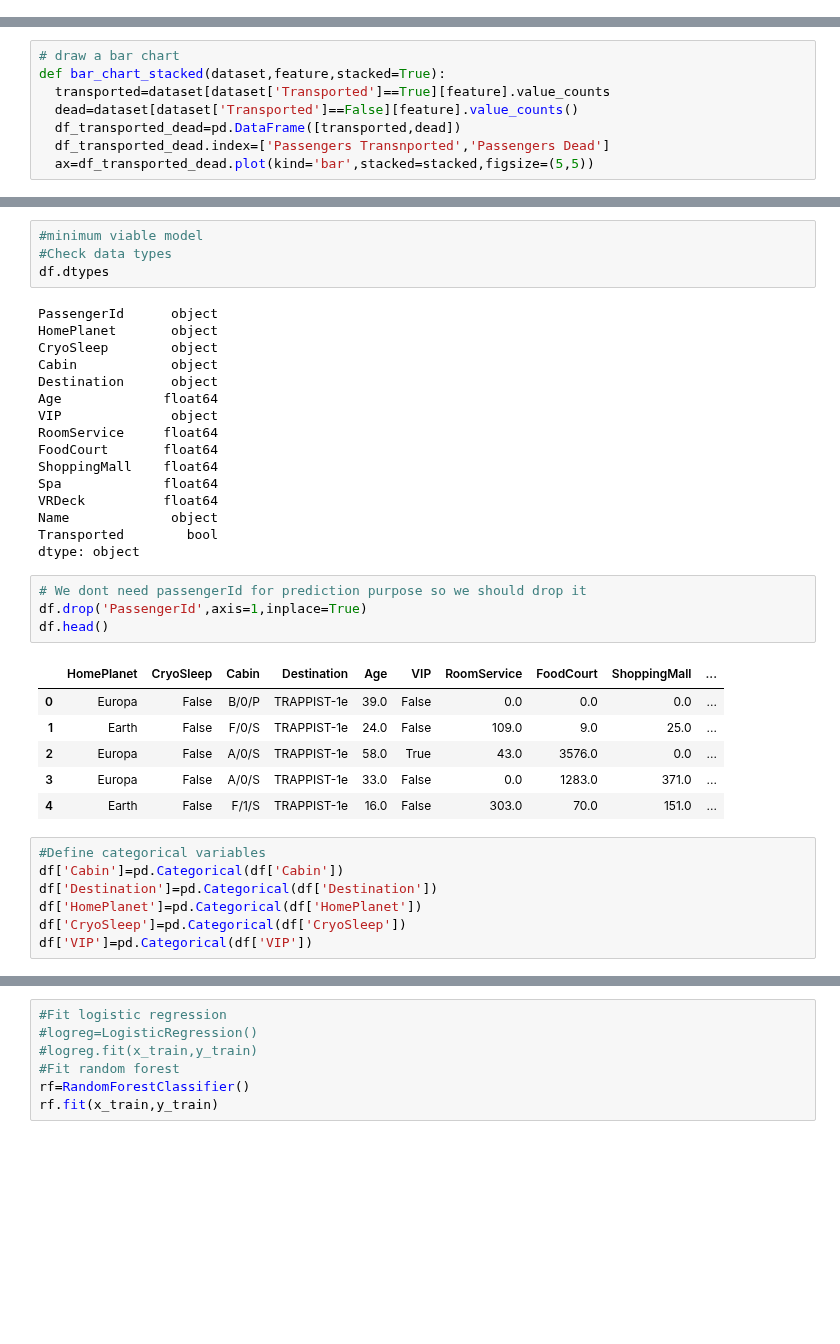
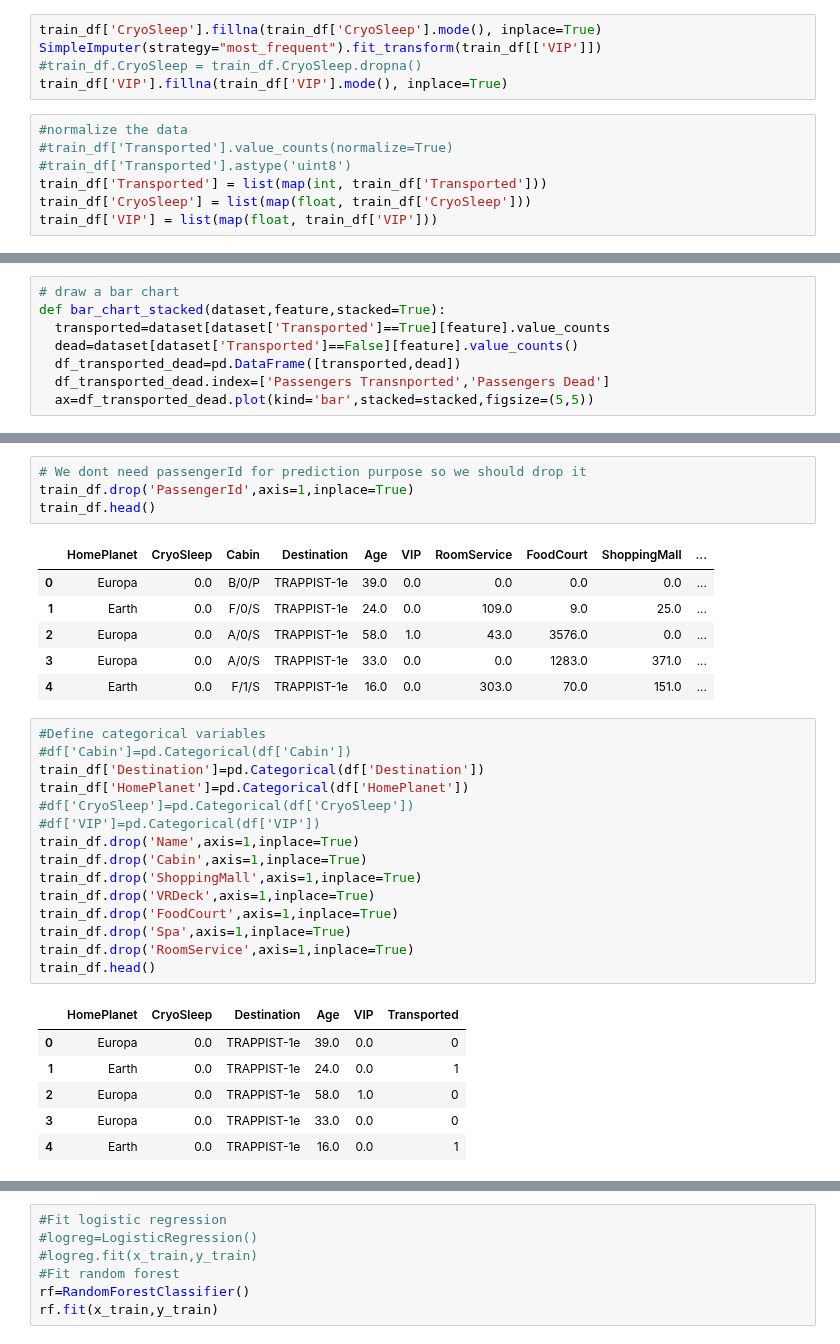
Before and after one commit to Chirag314/EDA, a Jupyter notebook: spaceship_titanic1.ipynb, the cells around one changed output, grey strips where cells are left out. Drawn from its saved outputs; the diff is of its cells as text; blank space fills up the shorter version.

```diff
--- a/spaceship_titanic1.ipynb
+++ b/spaceship_titanic1.ipynb
@@ -158,0 +205,12 @@ Name: Transported, dtype: float64
+# %%
+train_df['CryoSleep'].fillna(train_df['CryoSleep'].mode(), inplace=True)
+SimpleImputer(strategy="most_frequent").fit_transform(train_df[['VIP']])
+#train_df.CryoSleep = train_df.CryoSleep.dropna()
+train_df['VIP'].fillna(train_df['VIP'].mode(), inplace=True)
+# %%
+#normalize the data
+#train_df['Transported'].value_counts(normalize=True)
+#train_df['Transported'].astype('uint8')
+train_df['Transported'] = list(map(int, train_df['Transported']))
+train_df['CryoSleep'] = list(map(float, train_df['CryoSleep']))
+train_df['VIP'] = list(map(float, train_df['VIP']))
@@ -212,41 +234,36 @@ draw_missing_data_table(df)
-# %%
-#minimum viable model
-#Check data types
-df.dtypes
-# %% [output]
-PassengerId      object
-HomePlanet       object
-CryoSleep        object
-Cabin            object
-Destination      object
-Age             float64
-VIP              object
-RoomService     float64
-FoodCourt       float64
-ShoppingMall    float64
-Spa             float64
-VRDeck          float64
-Name             object
-Transported        bool
-dtype: object
 # %%
 # We dont need passengerId for prediction purpose so we should drop it
-df.drop('PassengerId',axis=1,inplace=True)
-df.head()
+train_df.drop('PassengerId',axis=1,inplace=True)
+train_df.head()
 # %% [output]
 |  | HomePlanet | CryoSleep | Cabin | Destination | Age | VIP | RoomService | FoodCourt | ShoppingMall | ... |
-| 0 | Europa | False | B/0/P | TRAPPIST-1e | 39.0 | False | 0.0 | 0.0 | 0.0 | ... |
-| 1 | Earth | False | F/0/S | TRAPPIST-1e | 24.0 | False | 109.0 | 9.0 | 25.0 | ... |
-| 2 | Europa | False | A/0/S | TRAPPIST-1e | 58.0 | True | 43.0 | 3576.0 | 0.0 | ... |
-| 3 | Europa | False | A/0/S | TRAPPIST-1e | 33.0 | False | 0.0 | 1283.0 | 371.0 | ... |
-| 4 | Earth | False | F/1/S | TRAPPIST-1e | 16.0 | False | 303.0 | 70.0 | 151.0 | ... |
+| 0 | Europa | 0.0 | B/0/P | TRAPPIST-1e | 39.0 | 0.0 | 0.0 | 0.0 | 0.0 | ... |
+| 1 | Earth | 0.0 | F/0/S | TRAPPIST-1e | 24.0 | 0.0 | 109.0 | 9.0 | 25.0 | ... |
+| 2 | Europa | 0.0 | A/0/S | TRAPPIST-1e | 58.0 | 1.0 | 43.0 | 3576.0 | 0.0 | ... |
+| 3 | Europa | 0.0 | A/0/S | TRAPPIST-1e | 33.0 | 0.0 | 0.0 | 1283.0 | 371.0 | ... |
+| 4 | Earth | 0.0 | F/1/S | TRAPPIST-1e | 16.0 | 0.0 | 303.0 | 70.0 | 151.0 | ... |
 # %%
 #Define categorical variables
-df['Cabin']=pd.Categorical(df['Cabin'])
-df['Destination']=pd.Categorical(df['Destination'])
-df['HomePlanet']=pd.Categorical(df['HomePlanet'])
-df['CryoSleep']=pd.Categorical(df['CryoSleep'])
-df['VIP']=pd.Categorical(df['VIP'])
+#df['Cabin']=pd.Categorical(df['Cabin'])
+train_df['Destination']=pd.Categorical(df['Destination'])
+train_df['HomePlanet']=pd.Categorical(df['HomePlanet'])
+#df['CryoSleep']=pd.Categorical(df['CryoSleep'])
+#df['VIP']=pd.Categorical(df['VIP'])
+train_df.drop('Name',axis=1,inplace=True)
+train_df.drop('Cabin',axis=1,inplace=True)
+train_df.drop('ShoppingMall',axis=1,inplace=True)
+train_df.drop('VRDeck',axis=1,inplace=True)
+train_df.drop('FoodCourt',axis=1,inplace=True)
+train_df.drop('Spa',axis=1,inplace=True)
+train_df.drop('RoomService',axis=1,inplace=True)
+train_df.head()
+# %% [output]
+|  | HomePlanet | CryoSleep | Destination | Age | VIP | Transported |
+| 0 | Europa | 0.0 | TRAPPIST-1e | 39.0 | 0.0 | 0 |
+| 1 | Earth | 0.0 | TRAPPIST-1e | 24.0 | 0.0 | 1 |
+| 2 | Europa | 0.0 | TRAPPIST-1e | 58.0 | 1.0 | 0 |
+| 3 | Europa | 0.0 | TRAPPIST-1e | 33.0 | 0.0 | 0 |
+| 4 | Earth | 0.0 | TRAPPIST-1e | 16.0 | 0.0 | 1 |
 # %%
 #Drop name ,cabin
 df.drop('Name',axis=1,inplace=True)
```
Also changed, not shown: parts of 31 cells of this notebook.
